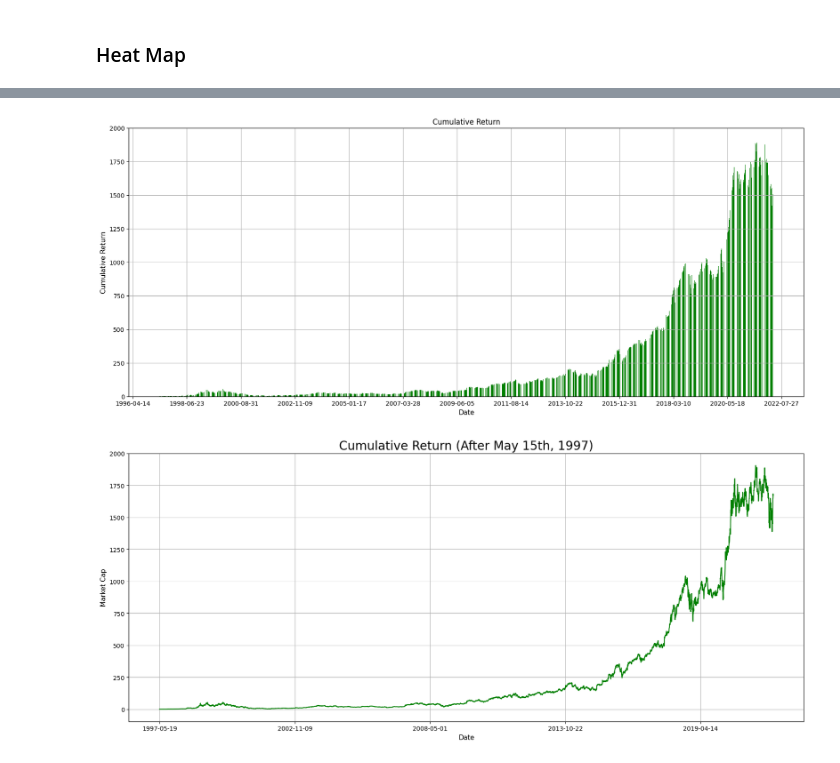
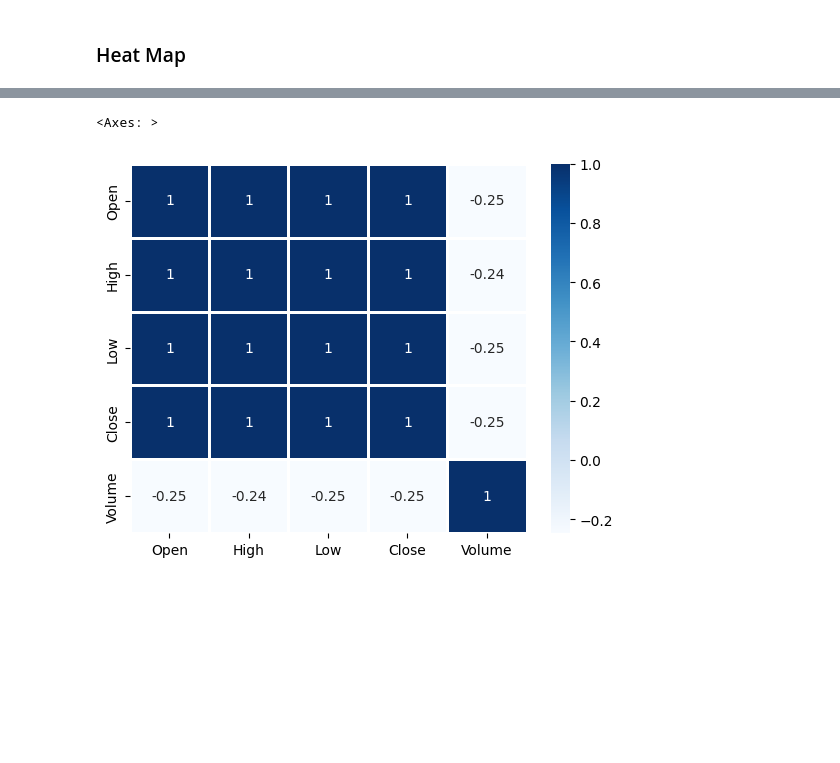
Before and after one commit to rsolis89/Springboard, a Jupyter notebook: Career Track/Capstone 3/Amazon_Stock_Prices_Data_Wrangling_and_EDA.ipynb, the cells around one changed output, grey strips where cells are left out. Cells and saved outputs as stored; diff of their text form; code cells hidden in the pictures; blank space fills up the shorter version.

```diff
--- a/Career Track/Capstone 3/Amazon_Stock_Prices_Data_Wrangling_and_EDA.ipynb
+++ b/Career Track/Capstone 3/Amazon_Stock_Prices_Data_Wrangling_and_EDA.ipynb
@@ -328,26 +198,6 @@ plt.show()
-# %%
-fig, ax = plt.subplots(figsize=(20,8))
-ax.bar(amazon_data['Date'], amazon_data['Cumulative Return'], color='green')
-ax.xaxis.set_major_locator(plt.MaxNLocator(15))
-ax.set_xlabel('Date', fontsize='11')
-ax.set_ylabel('Cumulative Return', fontsize='11')
-plt.title('Cumulative Return')
-plt.grid()
-plt.show()
-# %% [output]
-[figure, removed]
-# %%
-ohlc = amazon_data[amazon_data['Date'] > '1997-05-15']
-ohlc = ohlc.loc[:, ['Date', 'Open', 'High', 'Low', 'Close', 'Volume',
-                    'Market Cap', 'Cumulative Return']]
-ohlc['Date'] = pd.to_datetime(ohlc['Date'], format='%Y-%m-%d')
-fig, ax = plt.subplots(figsize=(20,8))
-ax.plot(ohlc['Date'], ohlc['Cumulative Return'], color='green')
-ax.xaxis.set_major_locator(plt.MaxNLocator(5))
-ax.set_xlabel('Date', fontsize='11')
-ax.set_ylabel('Market Cap', fontsize='11')
-plt.grid()
-plt.title('Cumulative Return (After May 15th, 1997)', fontsize='20')
-plt.show()
-# %% [output]
-[figure, removed]
+# %%
+fig=plt.figure()
+sns.heatmap(df.corr(), annot=True, cmap='Blues', linecolor='white', linewidth=2 )
+# %% [output]
+<Axes: >
+[figure, added]
```
Also changed, not shown: parts of 71 cells of this notebook.
